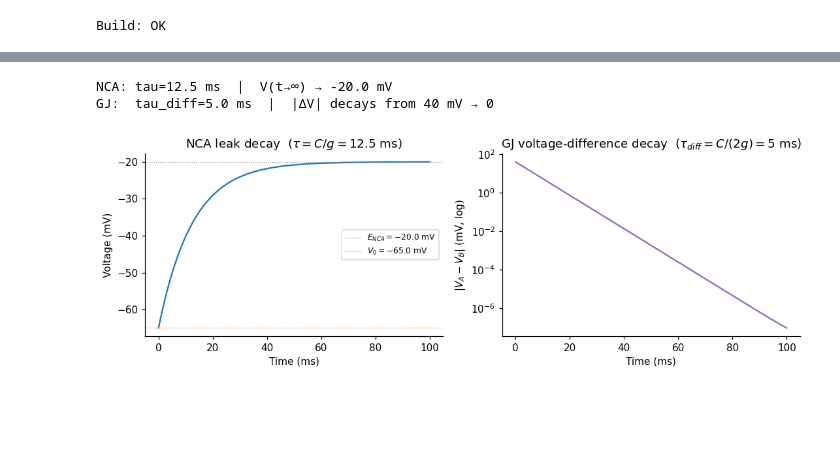
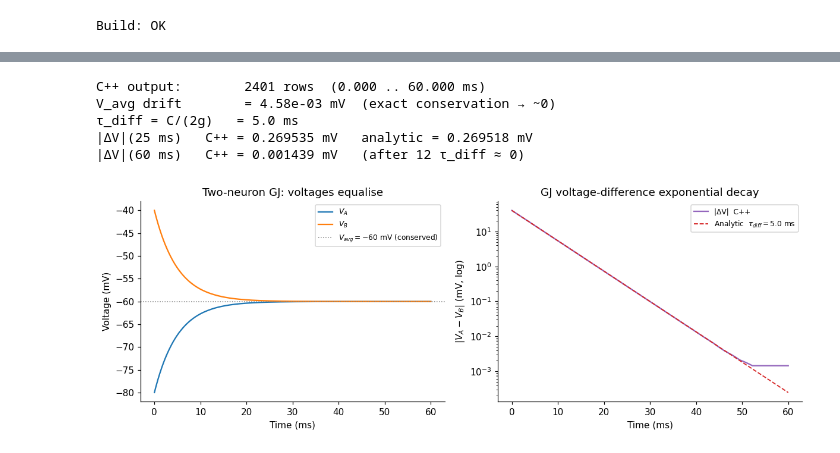
Before and after one commit to VahidGh/wormsim2, a Jupyter notebook: notebooks/project_tour.ipynb, the cells around one changed output, grey strips where cells are left out. Saved outputs shown, nothing was run; the diff lists cells and outputs as text; code cells hidden in the pictures; blank space fills up the shorter version.

```diff
--- a/notebooks/project_tour.ipynb
+++ b/notebooks/project_tour.ipynb
@@ -327,11 +327,11 @@ $$V_{n+1} = \frac{C_m V_n + \Delta t\,(I_\text{rhs} + I_\text{ext})}{C_m + \Delt
 **Input:** `NetworkConfig` (loaded by v0.2.0 IO module) + initial conditions + `dt`
 **Output:** voltage trace $V(t)$ for all 302 neurons
 # %%
-# v0.4.0: Build C++ neural tests inside the wormsim2-dev Docker image
-# (mirrors the CI pipeline — cmake configure + incremental build)
+# v0.4.0: Build C++ neural module inside the wormsim2-dev Docker image
+import io as _io
 
 def run_in_docker(cmd, repo_root=REPO_ROOT):
-    """Run a bash command inside wormsim2-dev with the repo mounted at /wormsim2."""
+    """Run cmd inside wormsim2-dev with repo mounted at /wormsim2."""
     r = subprocess.run(
         ['docker', 'run', '--rm',
          '-v', f'{repo_root}:/wormsim2',
@@ -342,12 +342,11 @@ def run_in_docker(cmd, repo_root=REPO_ROOT):
     return r.stdout.strip(), r.stderr.strip(), r.returncode
 
 build_cmd = """
-# Clear stale cache if it was built at a different mount path
 if grep -q '/workspace' build/CMakeCache.txt 2>/dev/null; then
     rm -f build/CMakeCache.txt
 fi
 cmake -B build -S . -G Ninja -DCMAKE_BUILD_TYPE=RelWithDebInfo -Wno-dev > /dev/null 2>&1
-cmake --build build --target test_hh_single test_gap_junction -j4 2>&1
+cmake --build build --target test_hh_single test_gap_junction neural_trace -j4 2>&1
 """
 stdout, stderr, rc = run_in_docker(build_cmd)
 print(f'Build: {"OK" if rc == 0 else f"FAILED (rc={rc})"}')
@@ -401,34 +478,45 @@ They use only closed-form math — no numerical integrator is reimplemented here
 # %%
-t = np.linspace(0, 100, 2000)
+stdout, _, rc = run_in_docker('./build/src/cpp/tools/neural_trace gap_junc 10 1.0 -80 -40 60 0.025')
+assert rc == 0, f'neural_trace gap_junc failed:\n{_}'
+data_gj = np.genfromtxt(_io.StringIO(stdout), delimiter=',', skip_header=1)
+t_gj, VA, VB = data_gj[:, 0], data_gj[:, 1], data_gj[:, 2]
 
-# NCA leak decay: V(t) = E + (V0-E)*exp(-g/C*t)  [verified by test_leak_decay]
-C_m, g_NCA, E_NCA, V0 = 10.0, 0.8, -20.0, -65.0
-tau_NCA = C_m / g_NCA   # 12.5 ms
-v_nca = E_NCA + (V0 - E_NCA) * np.exp(-g_NCA / C_m * t)
+V_avg_gj   = (VA + VB) / 2.0
+dV_gj      = np.abs(VA - VB)
+g_gj_v, C_gj = 1.0, 10.0
+V_avg_exp  = (-80.0 + -40.0) / 2.0   # −60 mV
+tau_diff   = C_gj / (2 * g_gj_v)     # 5 ms
+dV_analytic = 40.0 * np.exp(-2 * g_gj_v / C_gj * t_gj)
 
-# GJ V_diff decay: |ΔV(t)| = |ΔV0|*exp(-2g/C*t)  [verified by test_diff_decay]
-g_gj, C_gj = 1.0, 10.0
-dV0 = abs(-80.0 - (-40.0))
-tau_diff = C_gj / (2 * g_gj)   # 5 ms
-v_diff = dV0 * np.exp(-2 * g_gj / C_gj * t)
+print(f'C++ output:        {len(t_gj)} rows  ({t_gj[0]:.3f} .. {t_gj[-1]:.3f} ms)')
+print(f'V_avg drift        = {np.max(np.abs(V_avg_gj - V_avg_exp)):.2e} mV  (exact conservation → ~0)')
+print(f'τ_diff = C/(2g)   = {tau_diff:.1f} ms')
+i25 = np.searchsorted(t_gj, 25.0)
+print(f'|ΔV|(25 ms)   C++ = {dV_gj[i25]:.6f} mV   analytic = {dV_analytic[i25]:.6f} mV')
+print(f'|ΔV|(60 ms)   C++ = {dV_gj[-1]:.6f} mV   (after {60/tau_diff:.0f} τ_diff ≈ 0)')
 
-fig, axes = plt.subplots(1, 2, figsize=(10, 3.5))
+fig, axes = plt.subplots(1, 2, figsize=(11, 4))
 
-axes[0].plot(t, v_nca, color='tab:blue')
-axes[0].axhline(E_NCA, color='gray', ls=':', lw=0.8, label=f'$E_{{NCA}}={E_NCA}$ mV')
-axes[0].axhline(V0, color='tab:orange', ls=':', lw=0.8, label=f'$V_0={V0}$ mV')
+axes[0].plot(t_gj, VA, label='$V_A$', color='tab:blue', lw=1.5)
+axes[0].plot(t_gj, VB, label='$V_B$', color='tab:orange', lw=1.5)
+axes[0].axhline(V_avg_exp, color='gray', ls=':', lw=1.0,
+                label=f'$V_{{avg}}={V_avg_exp:.0f}$ mV (conserved)')
 axes[0].set_xlabel('Time (ms)'); axes[0].set_ylabel('Voltage (mV)')
-axes[0].set_title(f'NCA leak decay  ($\\tau = C/g = {tau_NCA:.1f}$ ms)')
+axes[0].set_title('Two-neuron GJ: voltages equalise')
 axes[0].legend(fontsize=8)
 
-axes[1].semilogy(t, v_diff + 1e-8, color='tab:purple')
-axes[1].set_xlabel('Time (ms)'); axes[1].set_ylabel('$|V_A - V_B|$ (mV, log)')
-axes[1].set_title(f'GJ voltage-difference decay  ($\\tau_{{diff}} = C/(2g) = {tau_diff:.0f}$ ms)')
+axes[1].semilogy(t_gj, dV_gj + 1e-12, label='|ΔV|  C++', color='tab:purple', lw=1.5)
+axes[1].semilogy(t_gj, dV_analytic + 1e-12, ls='--', color='tab:red', lw=1.2,
+                 label=f'Analytic  $\\tau_{{diff}}={tau_diff}$ ms')
+axes[1].set_xlabel('Time (ms)'); axes[1].set_ylabel('$|V_A-V_B|$ (mV, log)')
+axes[1].set_title('GJ voltage-difference exponential decay')
+axes[1].legend(fontsize=8)
 
 plt.tight_layout()
-print(f'NCA: tau={tau_NCA:.1f} ms  |  V(t→∞) → {E_NCA} mV')
-print(f'GJ:  tau_diff={tau_diff:.1f} ms  |  |ΔV| decays from {dV0:.0f} mV → 0')
 # %% [output]
-NCA: tau=12.5 ms  |  V(t→∞) → -20.0 mV
-GJ:  tau_diff=5.0 ms  |  |ΔV| decays from 40 mV → 0
+C++ output:        2401 rows  (0.000 .. 60.000 ms)
+V_avg drift        = 4.58e-03 mV  (exact conservation → ~0)
+τ_diff = C/(2g)   = 5.0 ms
+|ΔV|(25 ms)   C++ = 0.269535 mV   analytic = 0.269518 mV
+|ΔV|(60 ms)   C++ = 0.001439 mV   (after 12 τ_diff ≈ 0)
-[figure, old version]
+[figure, new version]
```
Also changed, not shown: parts of 14 cells of this notebook, 5 other files.
